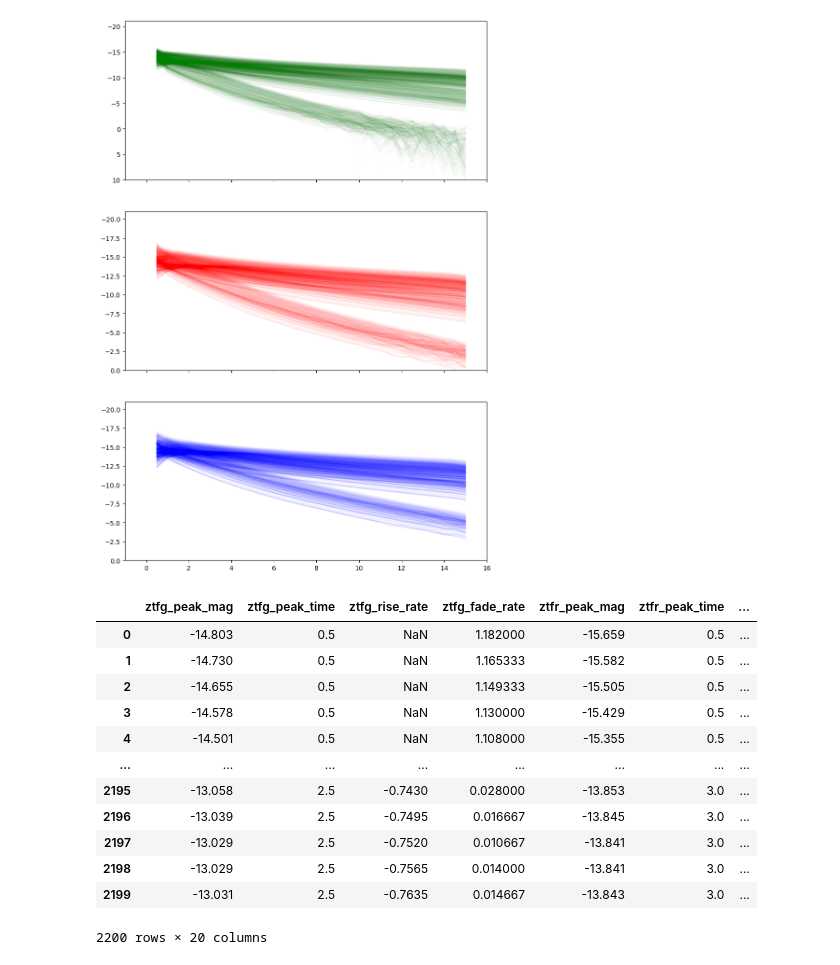
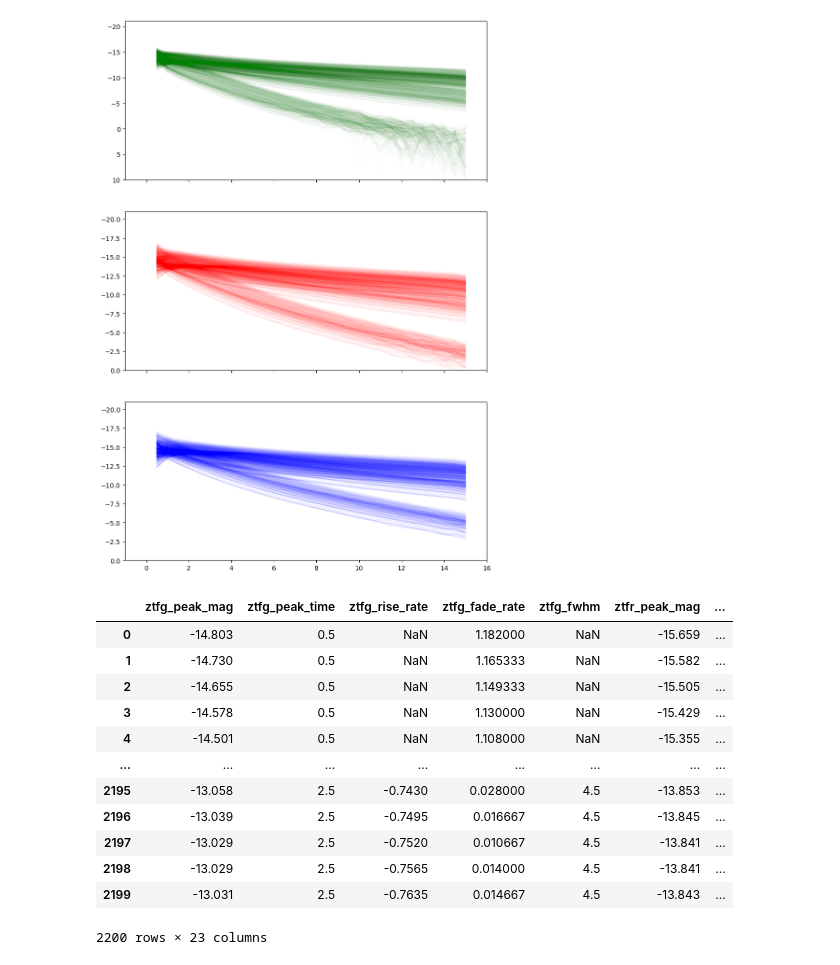
Before and after one commit to tylerbarna/kn-imposters, a Jupyter notebook: grid_calculations.ipynb, the cells around one changed output. Drawn from its saved outputs; the diff is of its cells as text; code cells hidden in the pictures.

Commit message:
add fwhm to grid calculations

```diff
--- a/grid_calculations.ipynb
+++ b/grid_calculations.ipynb
@@ -225,12 +225,50 @@ def calc_color(lightcurve,peak_filter,all_filters=['ztfg','ztfr','ztfi']):
         colors.append(color_value)
 
     return tuple(colors)
+
+def calc_fwhm(lightcurve, peak_time, filters=['ztfg','ztfr','ztfi'], mag_diff=-2.5*np.log10(0.5)): ## double check this value
+    '''
+    Function to calculate the full width at half maximum for a given lightcurve and filters.
+
+    Args:
+    lightcurve (pd.DataFrame): Lightcurve data
+    peak_time (dict): Time of peak brightness in each filter. If there is no rise, the peak will be the first data point. In that case, the full width at half max should be based on the fade time multiplied by two. If peak_time is None, then the fwhm is taken to be None (implies there is not enough data in that filter to calculate the fwhm)
+    filters (list): List of filters to consider when calculating the full width at half maximum
+    mag_diff (float): Difference in magnitude between the peak and the half maximum value. Not really necessary to be a parameter since it's a constant value, but I digress.
+
+    Returns:
+    fwhm_dict (dict): Full width at half maximum in each filter
+    '''
+
+    fwhm_dict = {}
+
+    for filter_ in filters:
+        if peak_time[filter_] is None:
+            fwhm_dict[filter_] = None
+        else:
+            peak_lum = lightcurve[lightcurve.t == peak_time[filter_]][filter_].values[0]
+            half_max = peak_lum + mag_diff
+            rise_ = lightcurve[lightcurve["t"] < peak_time[filter_]]
+            fade_ = lightcurve[lightcurve["t"] > peak_time[filter_]]
+            fade_values = fade_[fade_[filter_] < half_max]
+            fade_duration = fade_values.t.max() - fade_values.t.min()
+
+            if rise_.empty:
+                fwhm_dict[filter_] = fade_duration * 2
+            else:
+                rise_values = rise_[rise_[filter_] < half_max]
+                rise_duration = rise_values.t.max() - rise_values.t.min()
+                fwhm_dict[filter_] = rise_duration + fade_duration
+
+    return fwhm_dict
 # %%
 ## this is pretty inefficient, could use a quick rewrite before putting in cleaned repo
 fade_cutoff = 2
 ztfg_max_luminosity_time, ztfg_max_luminosity_value = [], []
 ztfr_max_luminosity_time, ztfr_max_luminosity_value = [], []
 ztfi_max_luminosity_time, ztfi_max_luminosity_value = [], []
+
+ztfg_fwhm, ztfr_fwhm, ztfi_fwhm = [], [], []
 
 ztfg_rise_rate, ztfr_rise_rate, ztfi_rise_rate = [], [], []
 ztfg_fade_rate, ztfr_fade_rate, ztfi_fade_rate = [], [], []
@@ -247,6 +285,11 @@ for key, value in bulla_grid_lightcurves.items():
     ztfr_max_luminosity_time.append(ztfr_lum_time), ztfr_max_luminosity_value.append(ztfr_lum_val)
     ztfi_max_luminosity_time.append(ztfi_lum_time), ztfi_max_luminosity_value.append(ztfi_lum_val)
 
+
+    max_lum_dict = {"ztfg": ztfg_lum_time, "ztfr": ztfr_lum_time, "ztfi": ztfi_lum_time}
+    fwhm_dict = calc_fwhm(value, max_lum_dict)
+    ztfg_fwhm.append(fwhm_dict["ztfg"]), ztfr_fwhm.append(fwhm_dict["ztfr"]), ztfi_fwhm.append(fwhm_dict["ztfi"])
+
     ztfg_rise_rate.append(calc_rise(value, "ztfg"))
     ztfr_rise_rate.append(calc_rise(value, "ztfr"))
     ztfi_rise_rate.append(calc_rise(value, "ztfi"))
@@ -265,33 +308,34 @@ for key, value in bulla_grid_lightcurves.items():
 # %%
 df = pd.DataFrame()
 for filt in ['ztfg', 'ztfr', 'ztfi']:
     df[f'{filt}_peak_mag'] = [ztfg_max_luminosity_value[i] if filt == 'ztfg' else ztfr_max_luminosity_value[i] if filt == 'ztfr' else ztfi_max_luminosity_value[i] for i in range(len(ztfg_max_luminosity_value))]
     df[f'{filt}_peak_time'] = [ztfg_max_luminosity_time[i] if filt == 'ztfg' else ztfr_max_luminosity_time[i] if filt == 'ztfr' else ztfi_max_luminosity_time[i] for i in range(len(ztfg_max_luminosity_time))]
     df[f'{filt}_rise_rate'] = [ztfg_rise_rate[i] if filt == 'ztfg' else ztfr_rise_rate[i] if filt == 'ztfr' else ztfi_rise_rate[i] for i in range(len(ztfg_rise_rate))]
     df[f'{filt}_fade_rate'] = [ztfg_fade_rate[i] if filt == 'ztfg' else ztfr_fade_rate[i] if filt == 'ztfr' else ztfi_fade_rate[i] for i in range(len(ztfg_fade_rate))]
+    df[f'{filt}_fwhm'] = [ztfg_fwhm[i] if filt == 'ztfg' else ztfr_fwhm[i] if filt == 'ztfr' else ztfi_fwhm[i] for i in range(len(ztfg_fwhm))]
 
 df['ztfg_peak_gr_color'] = [ztfg_peak_gr_color[i] for i in range(len(ztfg_peak_gr_color))]
 df['ztfg_peak_gi_color'] = [ztfg_peak_gi_color[i] for i in range(len(ztfg_peak_gi_color))]
 df['ztfr_peak_rg_color'] = [ztfr_peak_rg_color[i] for i in range(len(ztfr_peak_rg_color))]
 df['ztfr_peak_ri_color'] = [ztfr_peak_ri_color[i] for i in range(len(ztfr_peak_ri_color))]
 df['ztfi_peak_ig_color'] = [ztfi_peak_ig_color[i] for i in range(len(ztfi_peak_ig_color))]
 df['ztfi_peak_ir_color'] = [ztfi_peak_ir_color[i] for i in range(len(ztfi_peak_ir_color))]
 df['model'] = 'bulla_'+model
 df['obj_id'] = [key.split('/')[-1].replace('.dat','') for key in bulla_grid_lightcurves.keys()]
 df
 # %% [output]
-|  | ztfg_peak_mag | ztfg_peak_time | ztfg_rise_rate | ztfg_fade_rate | ztfr_peak_mag | ztfr_peak_time | ... |
-| 0 | -14.803 | 0.5 | NaN | 1.182000 | -15.659 | 0.5 | ... |
-| 1 | -14.730 | 0.5 | NaN | 1.165333 | -15.582 | 0.5 | ... |
-| 2 | -14.655 | 0.5 | NaN | 1.149333 | -15.505 | 0.5 | ... |
-| 3 | -14.578 | 0.5 | NaN | 1.130000 | -15.429 | 0.5 | ... |
-| 4 | -14.501 | 0.5 | NaN | 1.108000 | -15.355 | 0.5 | ... |
+|  | ztfg_peak_mag | ztfg_peak_time | ztfg_rise_rate | ztfg_fade_rate | ztfg_fwhm | ztfr_peak_mag | ... |
+| 0 | -14.803 | 0.5 | NaN | 1.182000 | NaN | -15.659 | ... |
+| 1 | -14.730 | 0.5 | NaN | 1.165333 | NaN | -15.582 | ... |
+| 2 | -14.655 | 0.5 | NaN | 1.149333 | NaN | -15.505 | ... |
+| 3 | -14.578 | 0.5 | NaN | 1.130000 | NaN | -15.429 | ... |
+| 4 | -14.501 | 0.5 | NaN | 1.108000 | NaN | -15.355 | ... |
 | ... | ... | ... | ... | ... | ... | ... | ... |
-| 2195 | -13.058 | 2.5 | -0.7430 | 0.028000 | -13.853 | 3.0 | ... |
-| 2196 | -13.039 | 2.5 | -0.7495 | 0.016667 | -13.845 | 3.0 | ... |
-| 2197 | -13.029 | 2.5 | -0.7520 | 0.010667 | -13.841 | 3.0 | ... |
-| 2198 | -13.029 | 2.5 | -0.7565 | 0.014000 | -13.841 | 3.0 | ... |
-| 2199 | -13.031 | 2.5 | -0.7635 | 0.014667 | -13.843 | 3.0 | ... |
+| 2195 | -13.058 | 2.5 | -0.7430 | 0.028000 | 4.5 | -13.853 | ... |
+| 2196 | -13.039 | 2.5 | -0.7495 | 0.016667 | 4.5 | -13.845 | ... |
+| 2197 | -13.029 | 2.5 | -0.7520 | 0.010667 | 4.5 | -13.841 | ... |
+| 2198 | -13.029 | 2.5 | -0.7565 | 0.014000 | 4.5 | -13.841 | ... |
+| 2199 | -13.031 | 2.5 | -0.7635 | 0.014667 | 4.5 | -13.843 | ... |
-2200 rows × 20 columns
+2200 rows × 23 columns
 # %%
 #df.to_csv('bulla_2019_rates.csv',index=False)
```
Also changed, not shown: parts of 1 cell of this notebook, 1 other file.
